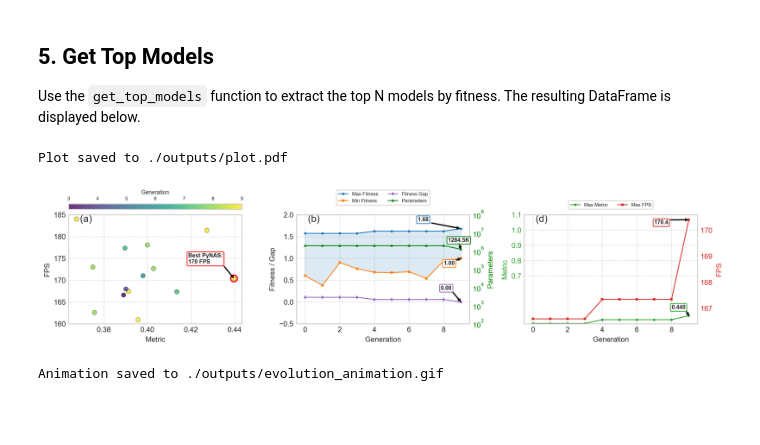
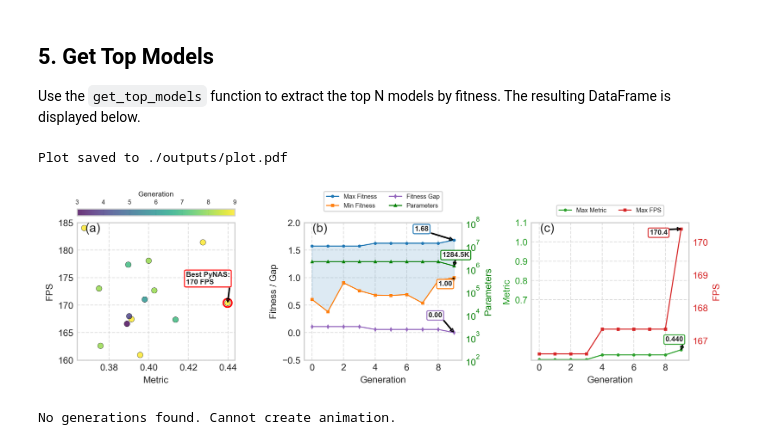
Before and after one commit to sirbastiano/pynas, a Jupyter notebook: notebooks/onnx/run_print_v3.ipynb, the cells around one changed output. Cells and saved outputs as stored; diff of their text form; code cells hidden in the pictures; blank space fills up the shorter version.

```diff
--- a/notebooks/onnx/run_print_v3.ipynb
+++ b/notebooks/onnx/run_print_v3.ipynb
@@ -45,7 +45,7 @@ Import necessary functions and modules from `print_v2.py`, such as `load_pickle_
 # For this example, we'll use the values defined in print_v2.py.
 
 # Example: Override PICKLE_DIR if your data is in a different location for this notebook
-PICKLE_DIR: str = f'/Data_large/marine/PythonProjects/OtherProjects/lpl-PyNas/Results/src'
+PICKLE_DIR: str = f'/Data_large/marine/PythonProjects/OtherProjects/lpl-PyNas/Results/Vessels/src'
 OUTPUT_FILENAME: str = "./outputs/plot.pdf" # Change to your desired output path
 NUM_GENERATIONS_TO_PROCESS: int = 10 # Corresponds to processing generations 0-15 if available
 
@@ -205,35 +205,35 @@ sota_data = {
     "num_params": [6253056, 8588148, 14341188, 34000],        # Params
 }
 
 
 
 sota_colors = {
     "EfficientnetB0": "blue", "Mobileone_s0": "green",
     "ResNet18": "red", "Best PyNAS": "purple"
 }
 sota_sizes = [p / 10000 for p in sota_data["num_params"]]
 
 if not evolution_df.empty and not top20_models.empty: # Proceed only if data processing was successful
-    fig, axs = plt.subplots(1, 3, figsize=(12, 3), dpi=300) # Use a lower DPI like 150 for faster rendering in notebook if needed
+    fig, axs = plt.subplots(1, 3, figsize=(9.5, 3), dpi=350) # Use a lower DPI like 150 for faster rendering in notebook if needed
 
     # plot_sota_comparison(axs[0], sota_data, sota_colors, sota_sizes)
     plot_pareto_front(axs[0], top20_models)
     plot_fitness_vs_generation(axs[1], evolution_df, fitness_gap)
     plot_metric_fps_vs_generation(axs[2], evolution_df)
 
     fig.tight_layout()
     try:
         fig.savefig(OUTPUT_FILENAME, format='pdf', dpi=500, bbox_inches='tight')
         print(f"Plot saved to {OUTPUT_FILENAME}")
         plt.show() # Display the plot in the notebook as well
     except Exception as e:
         print(f"Error saving or showing plot: {e}")
     # plt.close(fig) # Closing the figure might prevent it from showing in some notebook environments, test this.
 else:
     print("Skipping plot generation as prerequisite data (evolution_df or top20_models) is missing.")
 # %% [output]
 Plot saved to ./outputs/plot.pdf
-[figure, old version]
+[figure, new version]
 # %%
 from print_v2 import create_evolution_animation
 
@@ -245,4 +245,4 @@ create_evolution_animation(
     interval=1000
 )
 # %% [output]
-Animation saved to ./outputs/evolution_animation.gif
+No generations found. Cannot create animation.
```
Also changed, not shown: parts of 1 cell of this notebook, 2 other files.
